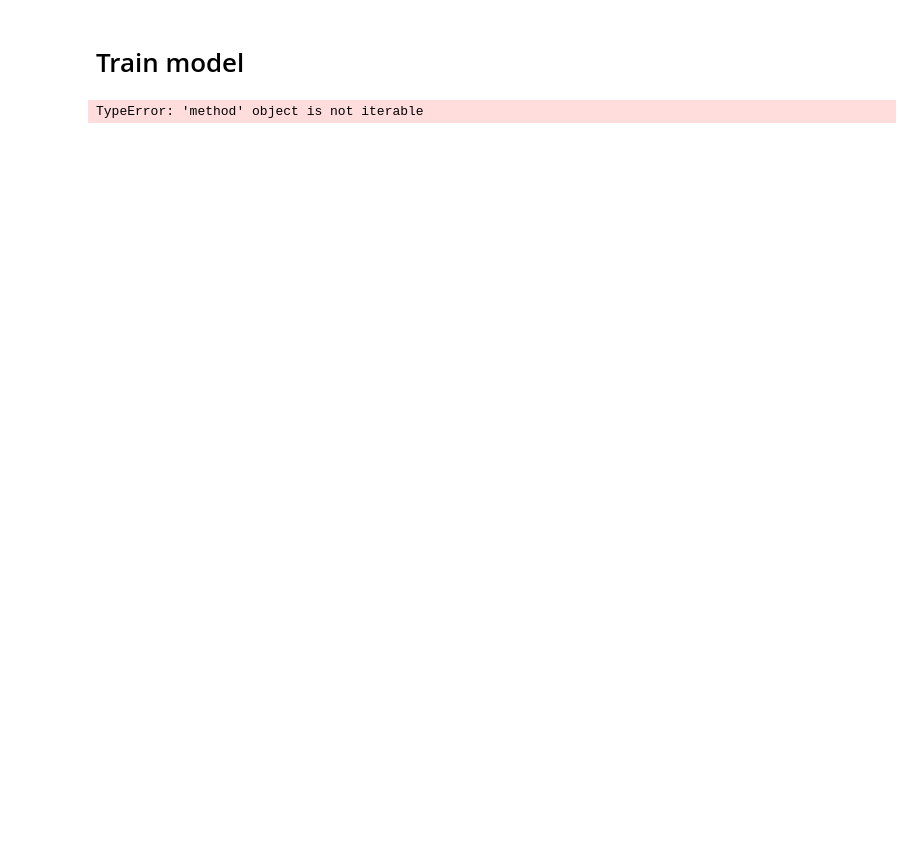
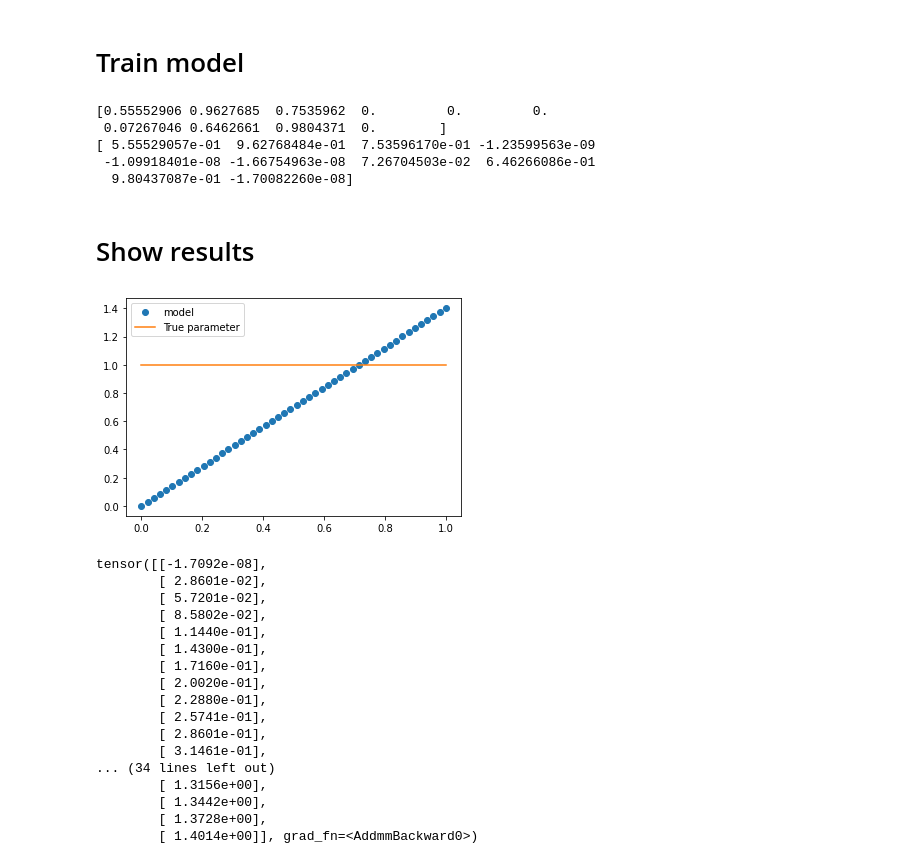
Before and after one commit to Irabiel/ML_Inverse_Problem, a Jupyter notebook: 1D_ML_IP.ipynb, the cells around one changed output. Drawn from its saved outputs; the diff is of its cells as text; code cells hidden in the pictures; blank space fills up the shorter version.

Commit message:
Code is finally working. Still have a few thing I have to change. However, I don't think there is much left

```diff
--- a/1D_ML_IP.ipynb
+++ b/1D_ML_IP.ipynb
@@ -21,6 +25,11 @@ class NN(nn.Module):
         self.fc1 = nn.Linear(1, 3)
         self.fc2 = nn.Linear(3, 1)
         self.apply(self._init_weights)
+
+        self.fc1.weight.requires_grad = True
+        self.fc1.bias.requires_grad = True
+        self.fc2.weight.requires_grad = True
+        self.fc2.bias.requires_grad = True
 
     def _init_weights(self, module):
         if isinstance(module, nn.Linear):
@@ -30,25 +39,9 @@ class NN(nn.Module):
 
 
     def forward(self, x):
-        x = torch.tensor([x])
         x = self.fc1(x)
         x = F.relu(x)
         x = self.fc2(x)
-        self.save_for_backward(x)
-        return x.item()
-
-    def backward(self):
-        result, = self.saved_tensors
-        return results
-
-    def vector_eval(self, x, m):
-
-        if type(x) is not list:
-            x = x.tolist()
-
-        i = 0
-        for xi in x:
-            m[i] = self.forward(xi)
-            i += 1
+        return x
 # %% [markdown]
 # Testing model
@@ -240,6 +262,55 @@ TypeError: float() argument must be a string or a real number, not 'generator'
 # %% [markdown]
 # Train model
-# %%
-torch.autograd.grad(model.forward, model.parameters())
-# %% [output]
-TypeError: 'method' object is not iterable
+# %%
+# Initialize the weight parameter and optimize it with scipy
+params0 = np.concatenate([p.view(-1).detach().numpy() for p in model.parameters()])
+bounds = [(None, None)]
+
+print(params0)
+
+for epoch in range(100):
+    result = minimize(optimize, params0, jac=True, method='L-BFGS-B', tol = 1e-6)
+    params0 = result.x
+
+print(params0)
+# %% [output]
+[0.55552906 0.9627685  0.7535962  0.         0.         0.
+ 0.07267046 0.6462661  0.9804371  0.        ]
+[ 5.55529057e-01  9.62768484e-01  7.53596170e-01 -1.23599563e-09
+ -1.09918401e-08 -1.66754963e-08  7.26704503e-02  6.46266086e-01
+  9.80437087e-01 -1.70082260e-08]
+# %% [markdown]
+# Show results
+# %%
+xlen = 50
+
+x = np.linspace(0,1,xlen)
+x = x.reshape(xlen,1)
+x = torch.from_numpy(x)
+y = model(x.float())
+
+plt.plot(x.detach().numpy(), y.detach().numpy(), 'o', label='model')
+plt.plot(x.detach().numpy(), np.ones([xlen,1]), label='True parameter')
+plt.legend()
+plt.show()
+
+print(y)
+# %% [output]
+[figure, added]
+tensor([[-1.7092e-08],
+        [ 2.8601e-02],
+        [ 5.7201e-02],
+        [ 8.5802e-02],
+        [ 1.1440e-01],
+        [ 1.4300e-01],
+        [ 1.7160e-01],
+        [ 2.0020e-01],
+        [ 2.2880e-01],
+        [ 2.5741e-01],
+        [ 2.8601e-01],
+        [ 3.1461e-01],
+... (34 lines left out)
+        [ 1.3156e+00],
+        [ 1.3442e+00],
+        [ 1.3728e+00],
+        [ 1.4014e+00]], grad_fn=<AddmmBackward0>)
```
Also changed, not shown: parts of 10 cells of this notebook.
